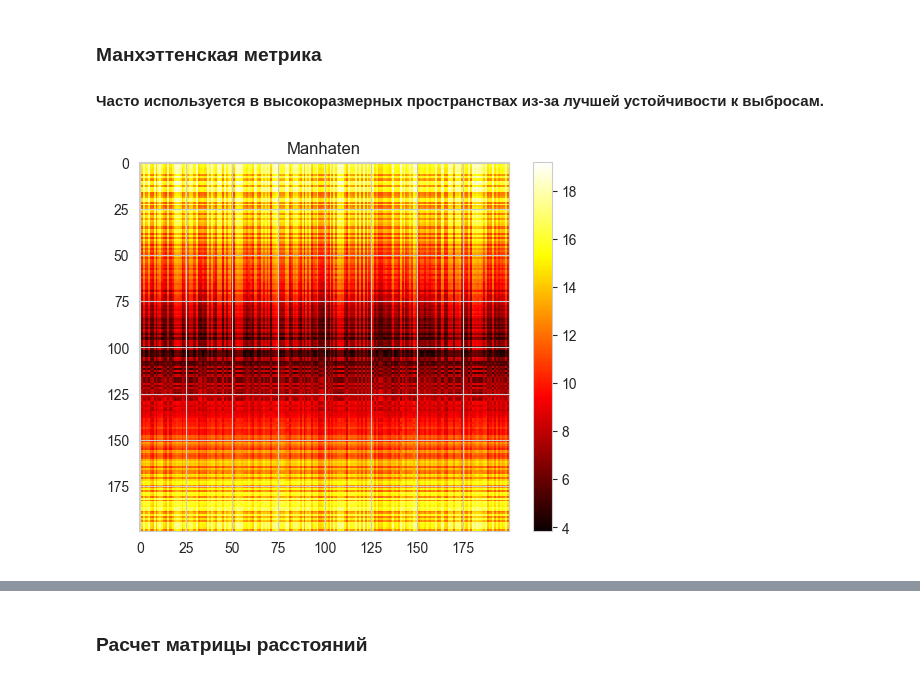
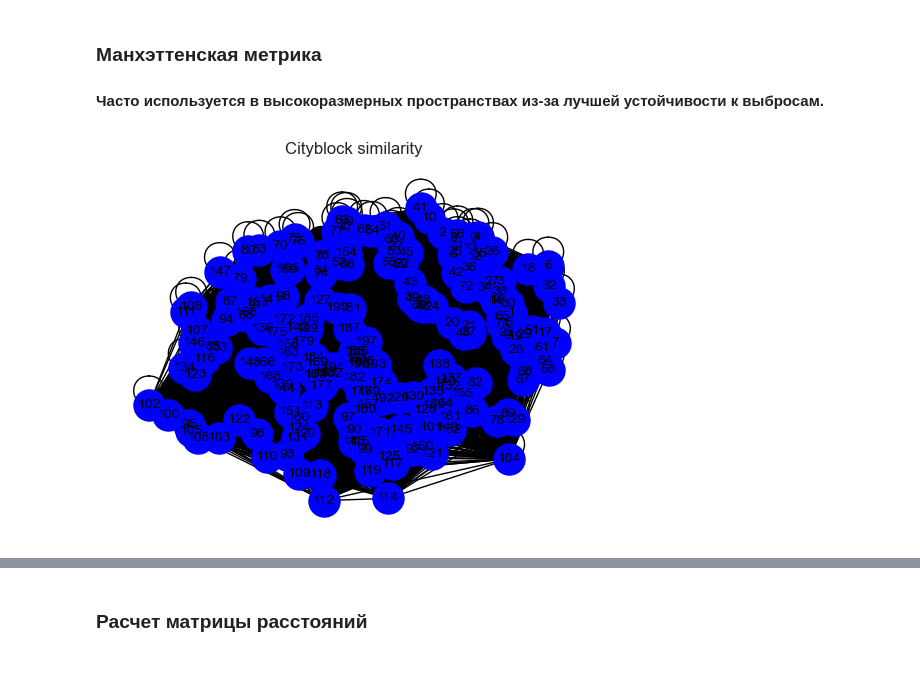
Before and after one commit to MalyginAE/clustering, a Jupyter notebook: laba2.ipynb, the cells around one changed output, grey strips where cells are left out. Saved outputs shown, nothing was run; the diff lists cells and outputs as text; code cells hidden in the pictures.

```diff
--- a/laba2.ipynb
+++ b/laba2.ipynb
@@ -94,22 +87,17 @@ plt.show()
 # %% [markdown]
 ### Манхэттенская метрика
 #### Часто используется в высокоразмерных пространствах из-за лучшей устойчивости к выбросам.
-# %%
-from numpy import array
-from scipy.spatial import distance
-
-d = distance.cdist(x_data, y_data, 'cityblock')
-
-plt.imshow(d,cmap='hot',interpolation='nearest')
-plt.colorbar()
-
-plt.title('Manhaten', fontsize=12)
-
-plt.savefig('distance_matrix_01.png', dpi=100, bbox_inches='tight')
-
-plt.show()
-# %% [output]
-[figure, removed]
+# %%
+from scipy.spatial import distance
+
+manh = distance.cdist(x_data, y_data, 'cityblock')
+x_graph = nx.Graph(manh)
+# Визуализация графа (пример для X данных)
+plt.title('Cityblock similarity', fontsize=12)
+nx.draw(x_graph, with_labels=True, node_color='blue', node_size=500, font_size=10)
+plt.show()
+# %% [output]
+[figure, added]
 # %%
 # Импорт необходимых библиотек
 import numpy as np
```
Also changed, not shown: parts of 24 cells of this notebook.
